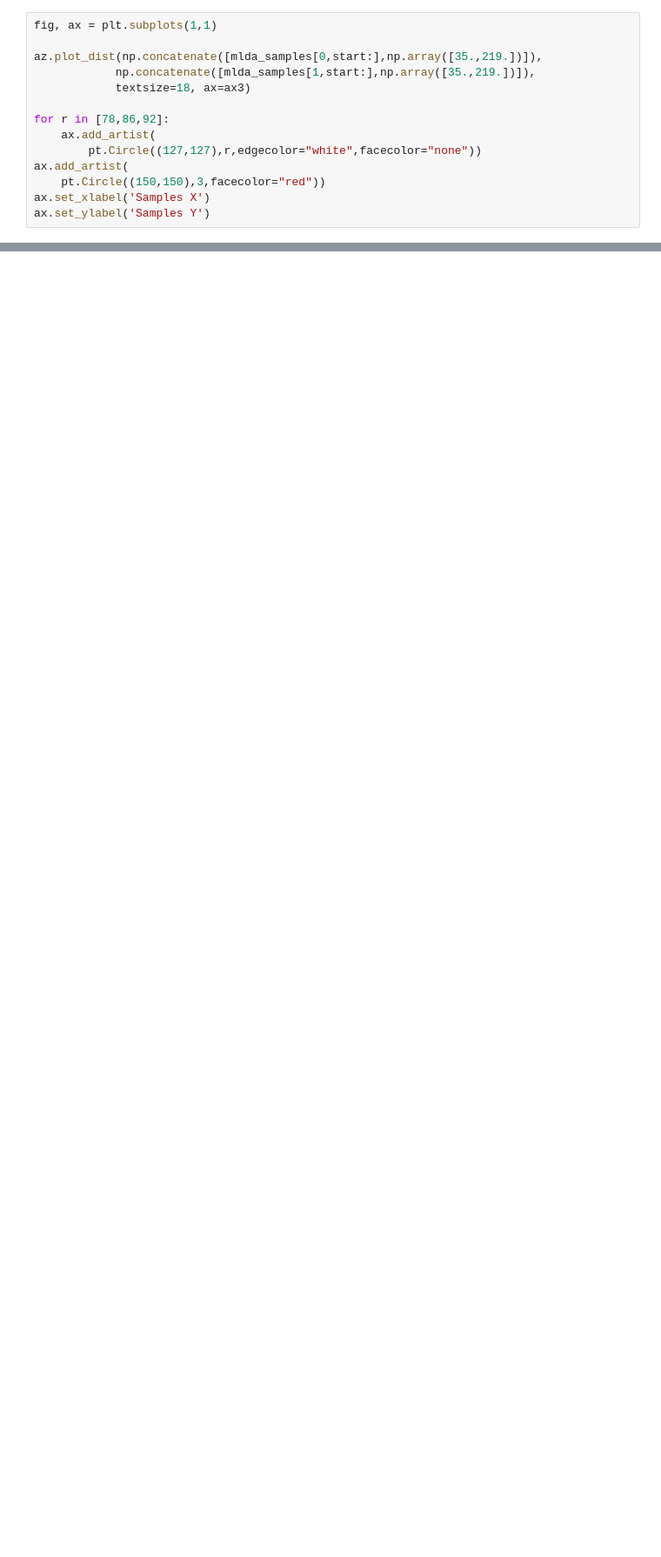
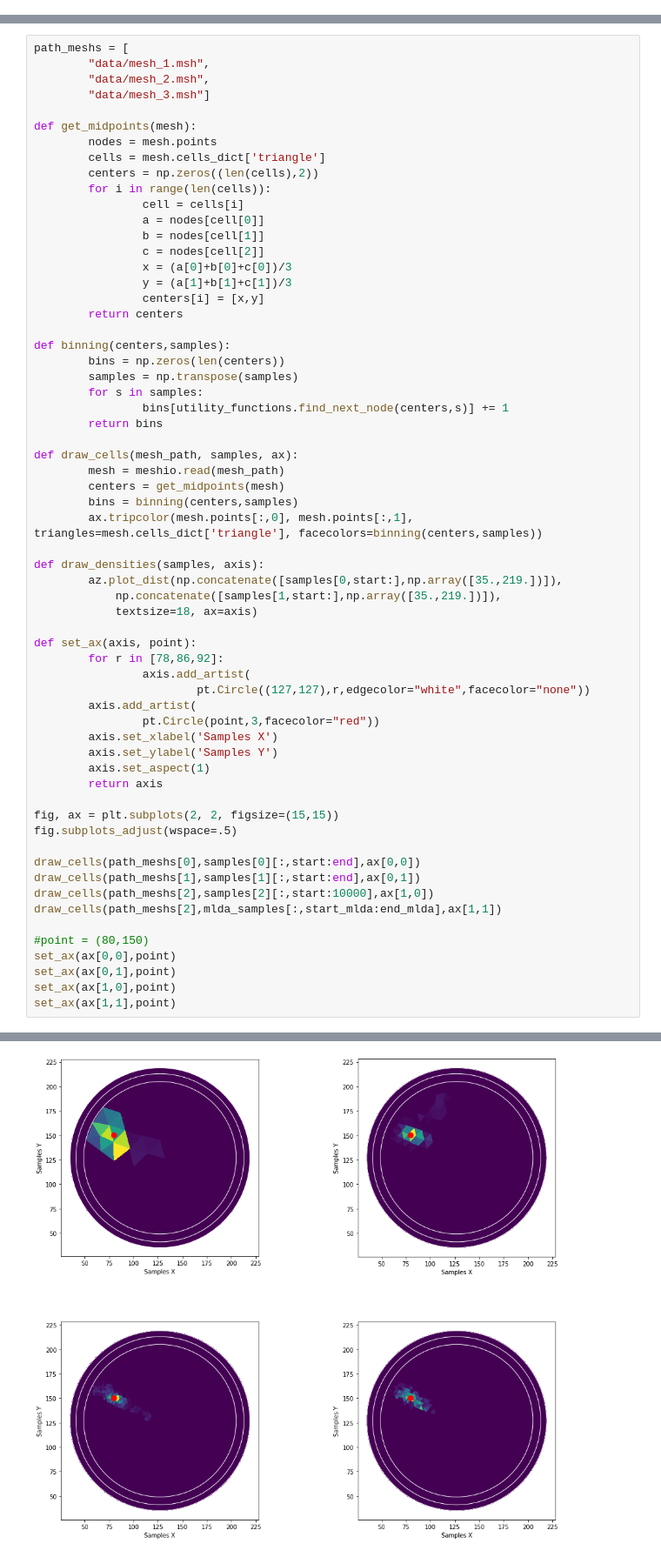
Before and after one commit to annegretW/Masterarbeit_EEG_Uncertainties, a Jupyter notebook: masterarbeit/2d/plot.ipynb, the cells around one changed output, grey strips where cells are left out. Shown at 87% size. Cells and saved outputs as stored; diff of their text form; blank space fills up the shorter version.

```diff
--- a/masterarbeit/2d/plot.ipynb
+++ b/masterarbeit/2d/plot.ipynb
@@ -151,14 +83,0 @@ Text(0, 0.5, 'Samples Y')
-# %%
-fig, ax = plt.subplots(1,1)
-
-az.plot_dist(np.concatenate([mlda_samples[0,start:],np.array([35.,219.])]),
-            np.concatenate([mlda_samples[1,start:],np.array([35.,219.])]),
-            textsize=18, ax=ax3)
-
-for r in [78,86,92]:
-    ax.add_artist(
-        pt.Circle((127,127),r,edgecolor="white",facecolor="none"))
-ax.add_artist(
-    pt.Circle((150,150),3,facecolor="red"))
-ax.set_xlabel('Samples X')
-ax.set_ylabel('Samples Y')
@@ -167,0 +84,63 @@ Text(0, 0.5, 'Samples Y')
+# %%
+path_meshs = [
+        "data/mesh_1.msh",
+        "data/mesh_2.msh",
+        "data/mesh_3.msh"]
+
+def get_midpoints(mesh):
+        nodes = mesh.points
+        cells = mesh.cells_dict['triangle']
+        centers = np.zeros((len(cells),2))
+        for i in range(len(cells)):
+                cell = cells[i]
+                a = nodes[cell[0]]
+                b = nodes[cell[1]]
+                c = nodes[cell[2]]
+                x = (a[0]+b[0]+c[0])/3
+                y = (a[1]+b[1]+c[1])/3
+                centers[i] = [x,y]
+        return centers
+
+def binning(centers,samples):
+        bins = np.zeros(len(centers))
+        samples = np.transpose(samples)
+        for s in samples:
+                bins[utility_functions.find_next_node(centers,s)] += 1
+        return bins
+
+def draw_cells(mesh_path, samples, ax):
+        mesh = meshio.read(mesh_path)
+        centers = get_midpoints(mesh)
+        bins = binning(centers,samples)
+        ax.tripcolor(mesh.points[:,0], mesh.points[:,1], triangles=mesh.cells_dict['triangle'], facecolors=binning(centers,samples))
+
+def draw_densities(samples, axis):
+        az.plot_dist(np.concatenate([samples[0,start:],np.array([35.,219.])]),
+            np.concatenate([samples[1,start:],np.array([35.,219.])]),
+            textsize=18, ax=axis)
+
+def set_ax(axis, point):
+        for r in [78,86,92]:
+                axis.add_artist(
+                        pt.Circle((127,127),r,edgecolor="white",facecolor="none"))
+        axis.add_artist(
+                pt.Circle(point,3,facecolor="red"))
+        axis.set_xlabel('Samples X')
+        axis.set_ylabel('Samples Y')
+        axis.set_aspect(1)
+        return axis
+
+fig, ax = plt.subplots(2, 2, figsize=(15,15))
+fig.subplots_adjust(wspace=.5)
+
+draw_cells(path_meshs[0],samples[0][:,start:end],ax[0,0])
+draw_cells(path_meshs[1],samples[1][:,start:end],ax[0,1])
+draw_cells(path_meshs[2],samples[2][:,start:10000],ax[1,0])
+draw_cells(path_meshs[2],mlda_samples[:,start_mlda:end_mlda],ax[1,1])
+
+#point = (80,150)
+set_ax(ax[0,0],point)
+set_ax(ax[0,1],point)
+set_ax(ax[1,0],point)
+set_ax(ax[1,1],point)
+# %% [output]
@@ -167,0 +148 @@ Text(0, 0.5, 'Samples Y')
+[figure, added]
```
Also changed, not shown: parts of 11 cells of this notebook, 1 other file.
